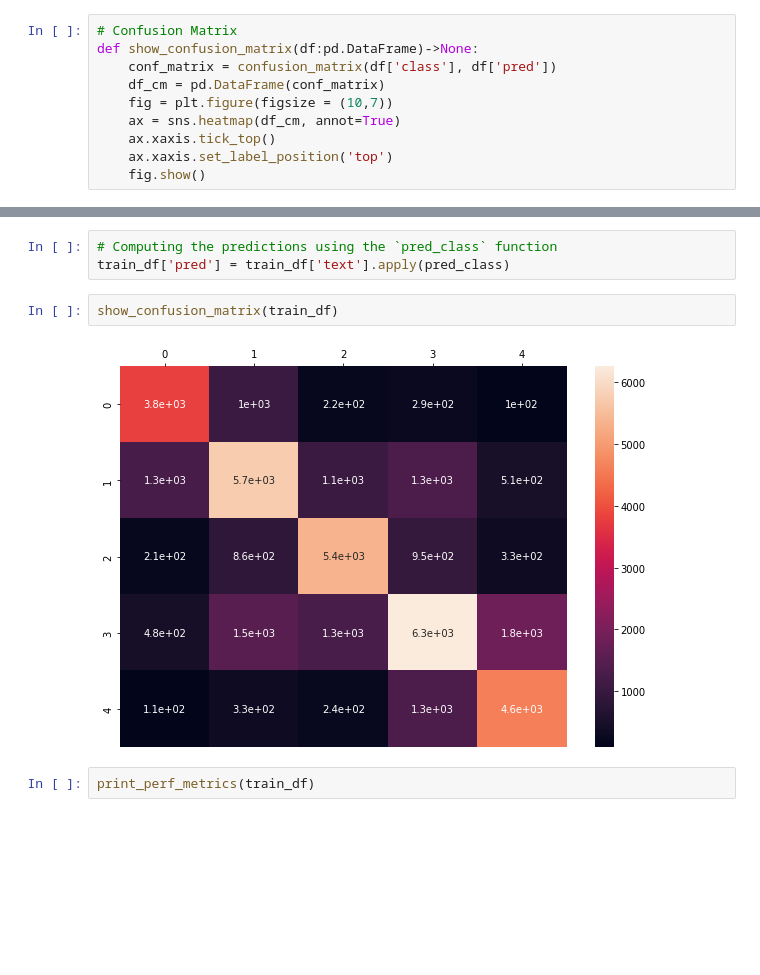
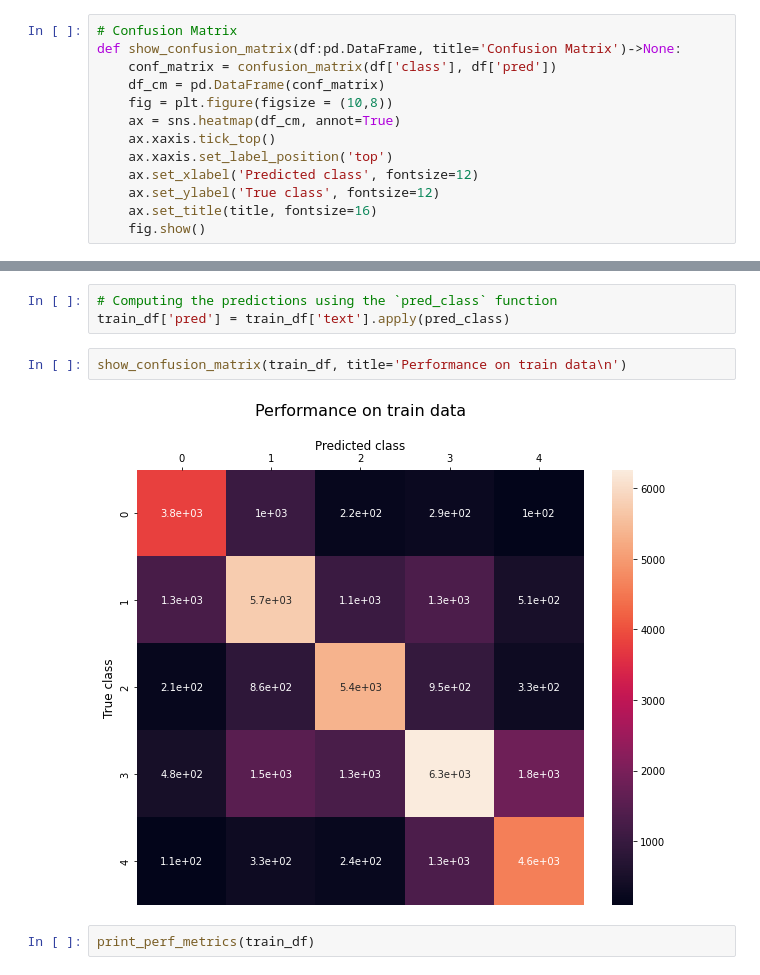
Before and after one commit to kartik727/ml-projects, a Jupyter notebook: naive-bayes/Naive_Bayes.ipynb, the cells around one changed output, grey strips where cells are left out. Drawn from its saved outputs; the diff is of its cells as text; blank space fills up the shorter version.

```diff
--- a/naive-bayes/Naive_Bayes.ipynb
+++ b/naive-bayes/Naive_Bayes.ipynb
@@ -191,13 +224,16 @@ def pred_class(sentence:str)->int:
 ## Training data performance
 # %%
 # Confusion Matrix
-def show_confusion_matrix(df:pd.DataFrame)->None:
+def show_confusion_matrix(df:pd.DataFrame, title='Confusion Matrix')->None:
     conf_matrix = confusion_matrix(df['class'], df['pred'])
     df_cm = pd.DataFrame(conf_matrix)
-    fig = plt.figure(figsize = (10,7))
+    fig = plt.figure(figsize = (10,8))
     ax = sns.heatmap(df_cm, annot=True)
     ax.xaxis.tick_top()
     ax.xaxis.set_label_position('top')
+    ax.set_xlabel('Predicted class', fontsize=12)
+    ax.set_ylabel('True class', fontsize=12)
+    ax.set_title(title, fontsize=16)
     fig.show()
 # %%
 def print_perf_metrics(df:pd.DataFrame)->None:
@@ -214,10 +250,10 @@ def print_perf_metrics(df:pd.DataFrame)->None:
 # %%
 # Computing the predictions using the `pred_class` function
 train_df['pred'] = train_df['text'].apply(pred_class)
-# %%
-show_confusion_matrix(train_df)
-# %% [output]
-[figure, removed]
+# %%
+show_confusion_matrix(train_df, title='Performance on train data\n')
+# %% [output]
+[figure, added]
 # %%
 print_perf_metrics(train_df)
 # %% [output]
```
Also changed, not shown: parts of 11 cells of this notebook.
